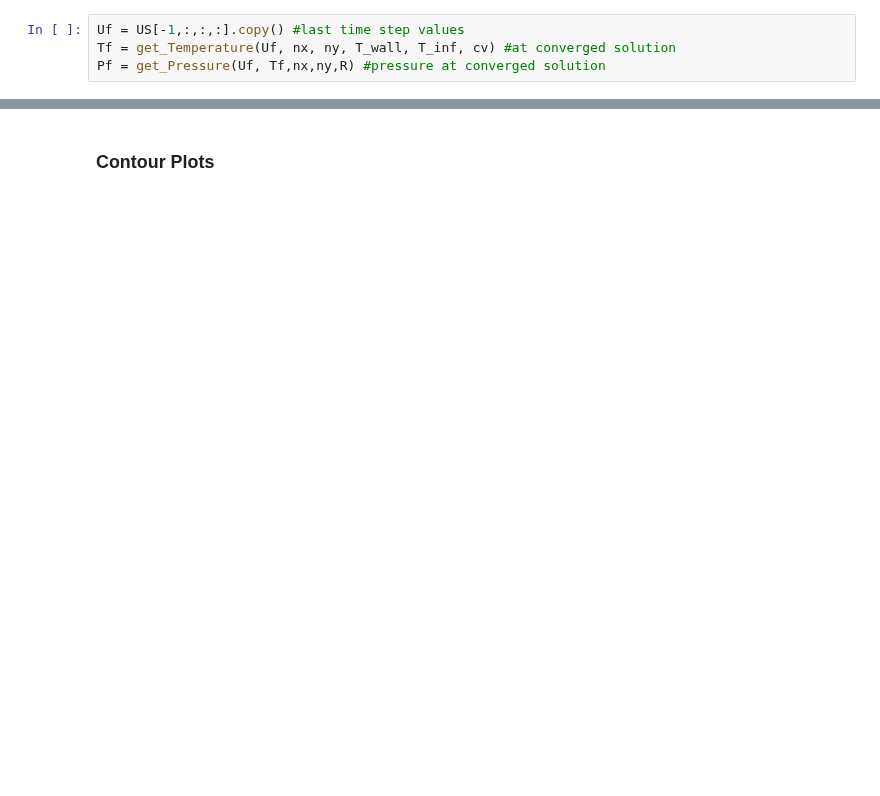
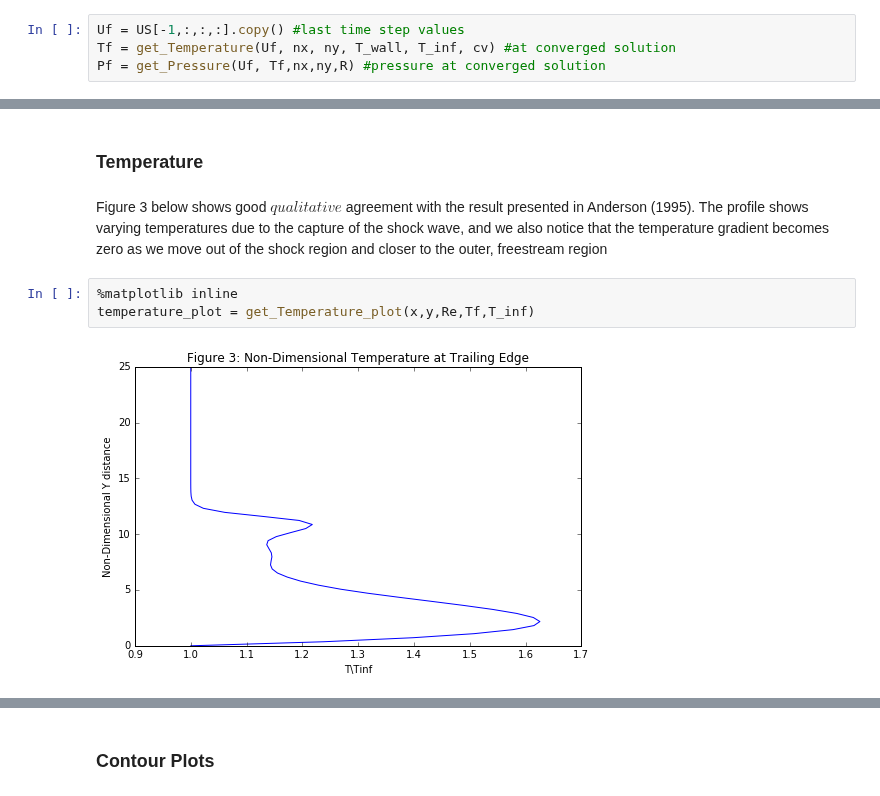
Before and after one commit to numerical-mooc/assignment-bank-2015, a Jupyter notebook: lgmartinez1/FINAL_scripted.ipynb, the cells around one changed output, grey strips where cells are left out. Saved outputs shown, nothing was run; the diff lists cells and outputs as text; blank space fills up the shorter version.

```diff
--- a/lgmartinez1/FINAL_scripted.ipynb
+++ b/lgmartinez1/FINAL_scripted.ipynb
@@ -371,0 +383,9 @@ Pressure_plot = get_Pressure_plot(x, Pf, P_inf)
+# %% [markdown]
+### Temperature
+# %% [markdown]
+Figure 3 below shows good $\textit{qualitative}$ agreement with the result presented in Anderson (1995). The profile shows varying temperatures due to the capture of the shock wave, and we also notice that the temperature gradient becomes zero as we move out of the shock region and closer to the outer, freestream region
+# %%
+%matplotlib inline
+temperature_plot = get_Temperature_plot(x,y,Re,Tf,T_inf)
+# %% [output]
+[figure, added]
```
Also changed, not shown: parts of 36 cells of this notebook, 7 other files.
